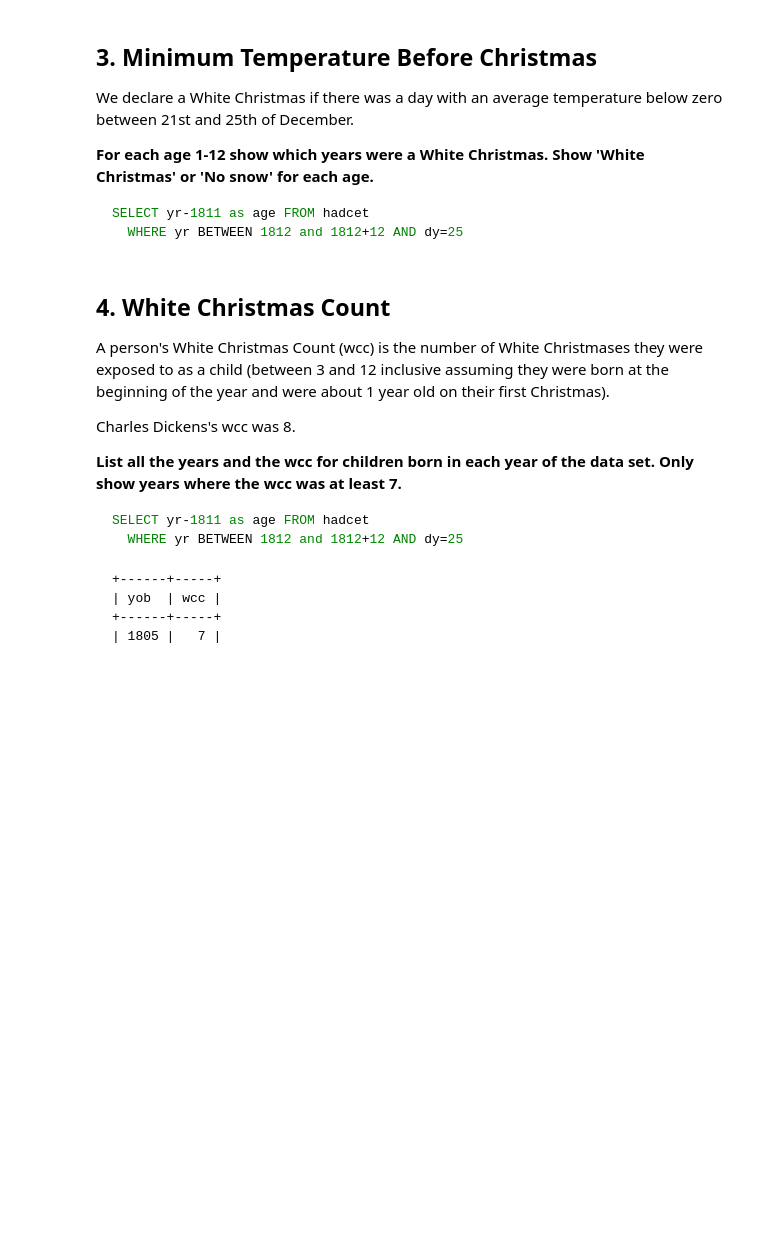
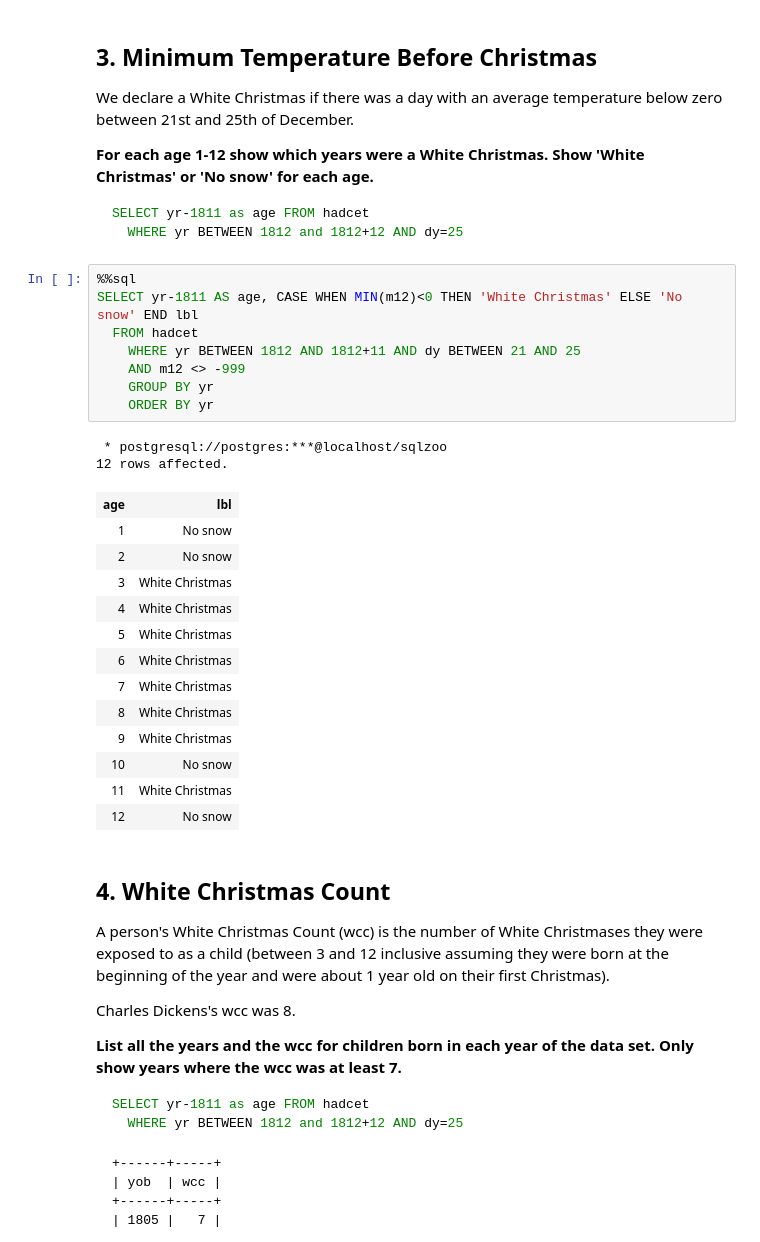
Before and after one commit to madlogos/sqlzoo, a Jupyter notebook: Hive/19 White Christmas.ipynb, the cells around one changed output. Cells and saved outputs as stored; diff of their text form; blank space fills up the shorter version.

````diff
--- a/Hive/19 White Christmas.ipynb
+++ b/Hive/19 White Christmas.ipynb
@@ -78,6 +116,30 @@ We declare a White Christmas if there was a day with an average temperature belo
 SELECT yr-1811 as age FROM hadcet
   WHERE yr BETWEEN 1812 and 1812+12 AND dy=25
 ```
+# %%
+%%sql
+SELECT yr-1811 AS age, CASE WHEN MIN(m12)<0 THEN 'White Christmas' ELSE 'No snow' END lbl
+  FROM hadcet
+    WHERE yr BETWEEN 1812 AND 1812+11 AND dy BETWEEN 21 AND 25
+    AND m12 <> -999
+    GROUP BY yr
+    ORDER BY yr
+# %% [output]
+ * postgresql://postgres:***@localhost/sqlzoo
+12 rows affected.
+| age | lbl |
+| 1 | No snow |
+| 2 | No snow |
+| 3 | White Christmas |
+| 4 | White Christmas |
+| 5 | White Christmas |
+| 6 | White Christmas |
+| 7 | White Christmas |
+| 8 | White Christmas |
+| 9 | White Christmas |
+| 10 | No snow |
+| 11 | White Christmas |
+| 12 | No snow |
 # %% [markdown]
 ## 4. White Christmas Count
 
````
Also changed, not shown: parts of 7 cells of this notebook, 26 other files.
